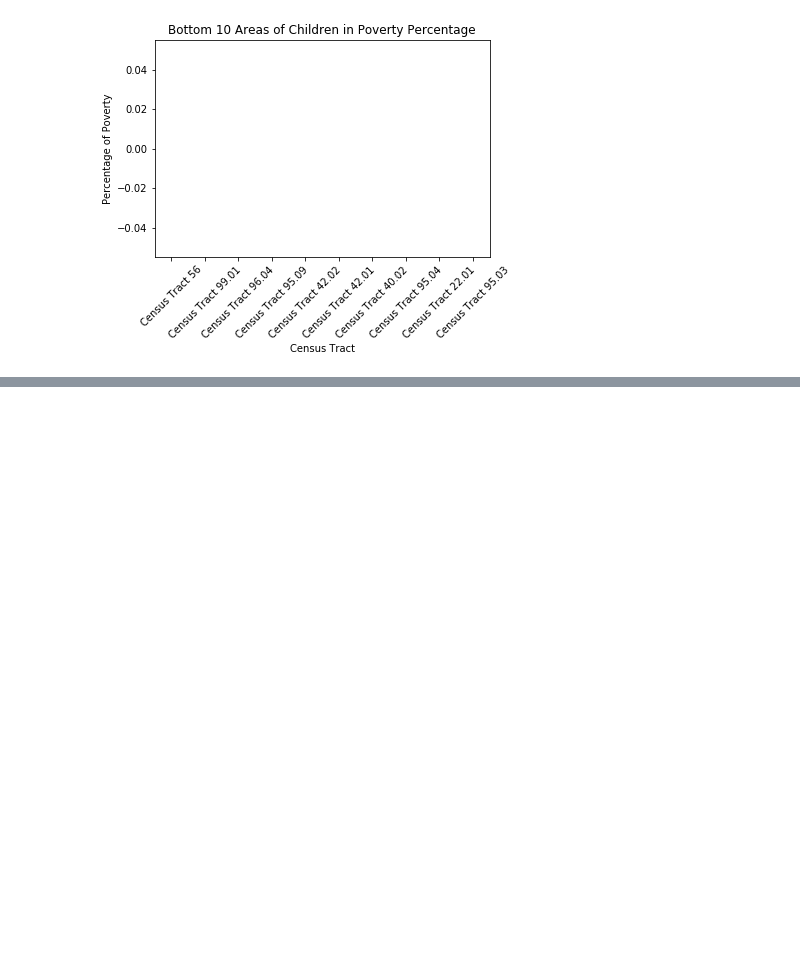
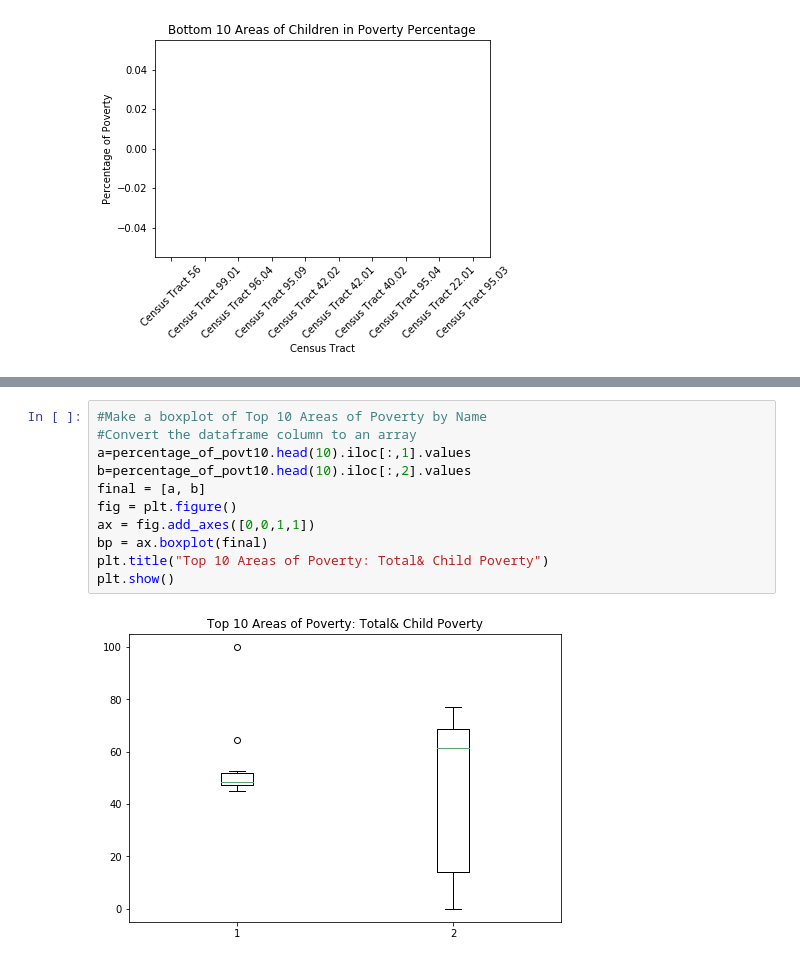
Before and after one commit to poojanagrecha/Crime-and-Poverty-WashingtonD.C, a Jupyter notebook: Poverty CSV Notebook/Poverty-Pooja.ipynb, the cells around one changed output, grey strips where cells are left out. Saved outputs shown, nothing was run; the diff lists cells and outputs as text; blank space fills up the shorter version.

```diff
--- a/Poverty CSV Notebook/Poverty-Pooja.ipynb
+++ b/Poverty CSV Notebook/Poverty-Pooja.ipynb
@@ -224,0 +228,13 @@ NameError: name 'poverty_df1' is not defined
+# %%
+#Make a boxplot of Top 10 Areas of Poverty by Name
+#Convert the dataframe column to an array
+a=percentage_of_povt10.head(10).iloc[:,1].values
+b=percentage_of_povt10.head(10).iloc[:,2].values
+final = [a, b]
+fig = plt.figure()
+ax = fig.add_axes([0,0,1,1])
+bp = ax.boxplot(final)
+plt.title("Top 10 Areas of Poverty: Total& Child Poverty")
+plt.show()
+# %% [output]
+[figure, added]
```
Also changed, not shown: parts of 4 cells of this notebook, 1 other file.
